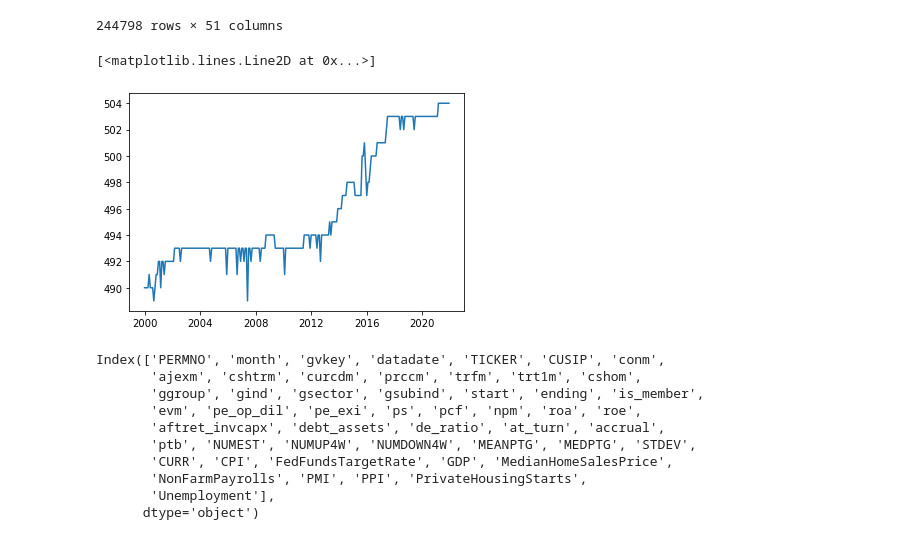
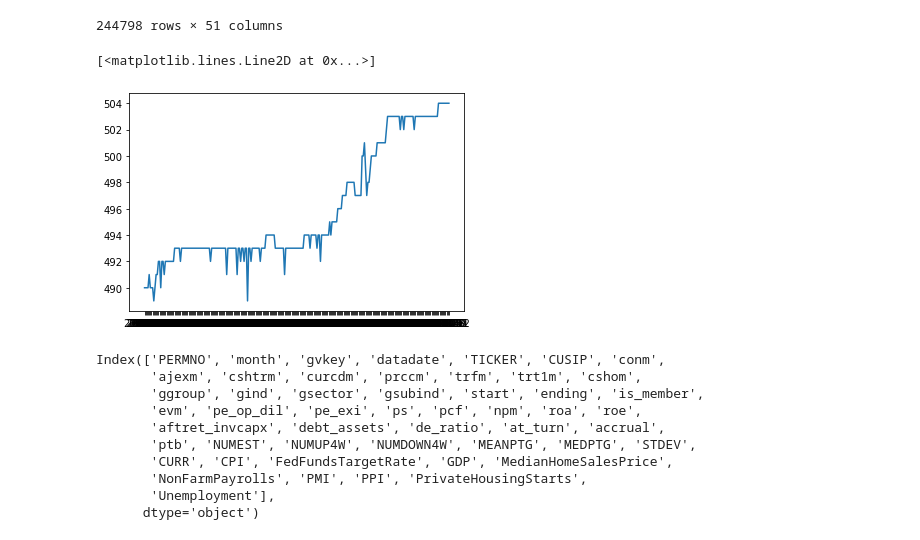
Before and after one commit to pyliut/CSMOM_HT22, a Jupyter notebook: FinalMembers_TomLiu.ipynb, the cells around one changed output. Drawn from its saved outputs; the diff is of its cells as text; code cells hidden in the pictures.

```diff
--- a/FinalMembers_TomLiu.ipynb
+++ b/FinalMembers_TomLiu.ipynb
@@ -530,10 +535,10 @@ df_Merge
 # %%
 df_test = df_Merge[df_Merge["is_member"] == True]
 df_test = df_test.drop_duplicates(subset = ["PERMNO","month"])
-plt.plot(sorted(df_test["month"].unique().to_timestamp()),df_test.groupby("month").apply(len))
+plt.plot(sorted(df_test["month"].unique()),df_test.groupby("month").apply(len))
 # %% [output]
 [<matplotlib.lines.Line2D at 0x...>]
-[figure, old version]
+[figure, new version]
 # %%
 df_Merge.columns
 # %% [output]
```
Also changed, not shown: parts of 14 cells of this notebook.
